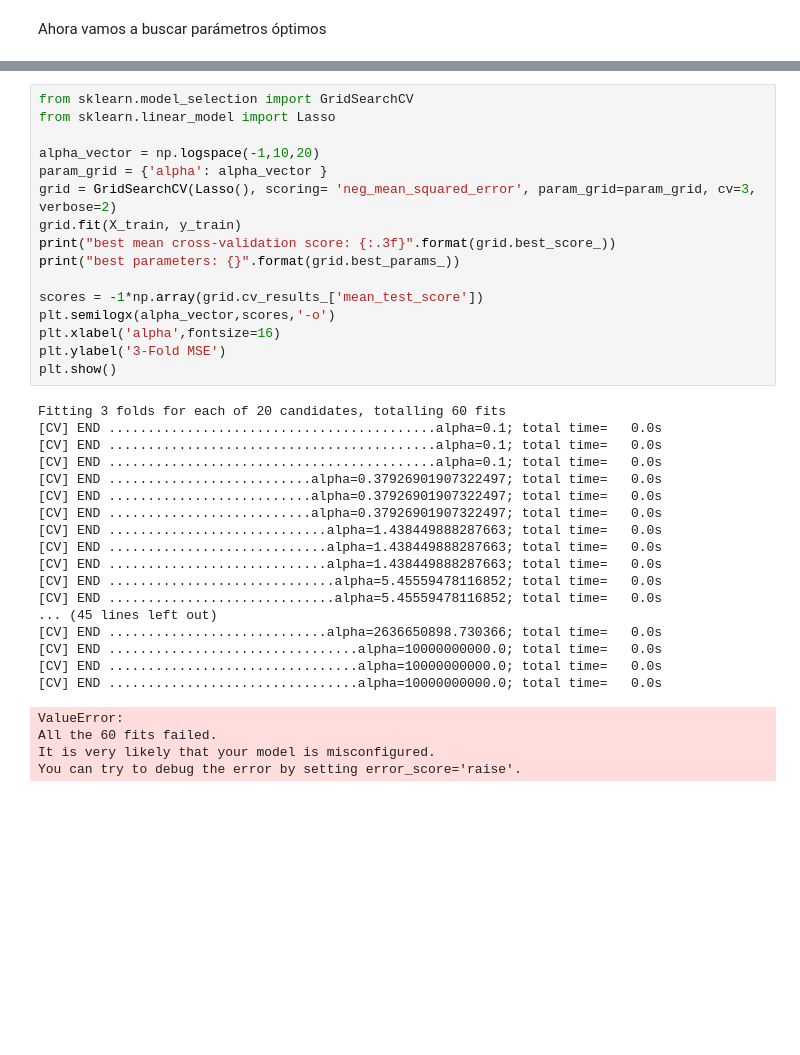
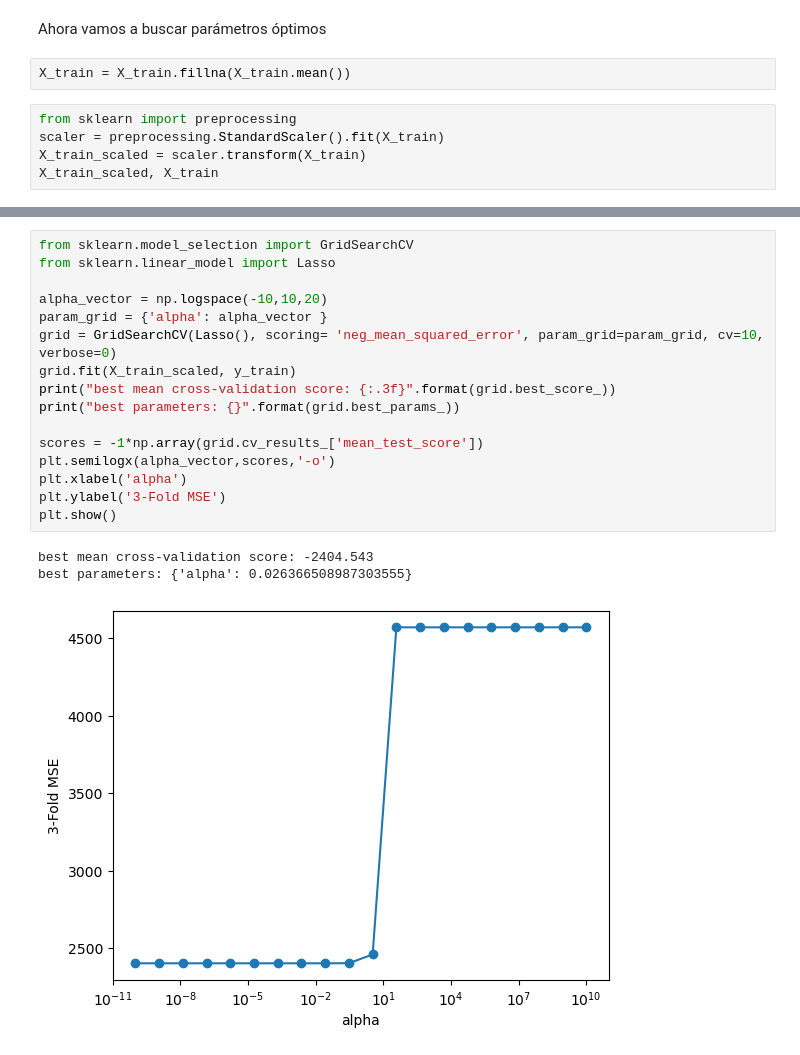
Before and after one commit to alamador91/kc_entrega_machine_learning, a Jupyter notebook: practica.ipynb, the cells around one changed output, grey strips where cells are left out. Cells and saved outputs as stored; diff of their text form; blank space fills up the shorter version.

```diff
--- a/practica.ipynb
+++ b/practica.ipynb
@@ -338,3 +370,10 @@ print(f'Cantidad de registros: Training: {X_train.shape[0]} vs Test: {X_test.sha
 Cantidad de registros: Training: 10922 vs Test: 3641
 # %% [markdown]
 Ahora vamos a buscar parámetros óptimos
+# %%
+X_train = X_train.fillna(X_train.mean())
+# %%
+from sklearn import preprocessing
+scaler = preprocessing.StandardScaler().fit(X_train)
+X_train_scaled = scaler.transform(X_train)
+X_train_scaled, X_train
@@ -341,38 +398,20 @@ Ahora vamos a buscar parámetros óptimos
 # %%
 from sklearn.model_selection import GridSearchCV
 from sklearn.linear_model import Lasso
 
-alpha_vector = np.logspace(-1,10,20)
+alpha_vector = np.logspace(-10,10,20)
 param_grid = {'alpha': alpha_vector }
-grid = GridSearchCV(Lasso(), scoring= 'neg_mean_squared_error', param_grid=param_grid, cv=3, verbose=2)
-grid.fit(X_train, y_train)
+grid = GridSearchCV(Lasso(), scoring= 'neg_mean_squared_error', param_grid=param_grid, cv=10, verbose=0)
+grid.fit(X_train_scaled, y_train)
 print("best mean cross-validation score: {:.3f}".format(grid.best_score_))
 print("best parameters: {}".format(grid.best_params_))
 
 scores = -1*np.array(grid.cv_results_['mean_test_score'])
 plt.semilogx(alpha_vector,scores,'-o')
-plt.xlabel('alpha',fontsize=16)
+plt.xlabel('alpha')
 plt.ylabel('3-Fold MSE')
 plt.show()
 # %% [output]
-Fitting 3 folds for each of 20 candidates, totalling 60 fits
-[CV] END ..........................................alpha=0.1; total time=   0.0s
-[CV] END ..........................................alpha=0.1; total time=   0.0s
-[CV] END ..........................................alpha=0.1; total time=   0.0s
-[CV] END ..........................alpha=0.37926901907322497; total time=   0.0s
-[CV] END ..........................alpha=0.37926901907322497; total time=   0.0s
-[CV] END ..........................alpha=0.37926901907322497; total time=   0.0s
-[CV] END ............................alpha=1.438449888287663; total time=   0.0s
-[CV] END ............................alpha=1.438449888287663; total time=   0.0s
-[CV] END ............................alpha=1.438449888287663; total time=   0.0s
-[CV] END .............................alpha=5.45559478116852; total time=   0.0s
-[CV] END .............................alpha=5.45559478116852; total time=   0.0s
-... (45 lines left out)
-[CV] END ............................alpha=2636650898.730366; total time=   0.0s
-[CV] END ................................alpha=10000000000.0; total time=   0.0s
-[CV] END ................................alpha=10000000000.0; total time=   0.0s
-[CV] END ................................alpha=10000000000.0; total time=   0.0s
+best mean cross-validation score: -2404.543
+best parameters: {'alpha': 0.026366508987303555}
-ValueError:
-All the 60 fits failed.
-It is very likely that your model is misconfigured.
-You can try to debug the error by setting error_score='raise'.
+[figure, added]
```
Also changed, not shown: parts of 22 cells of this notebook.
